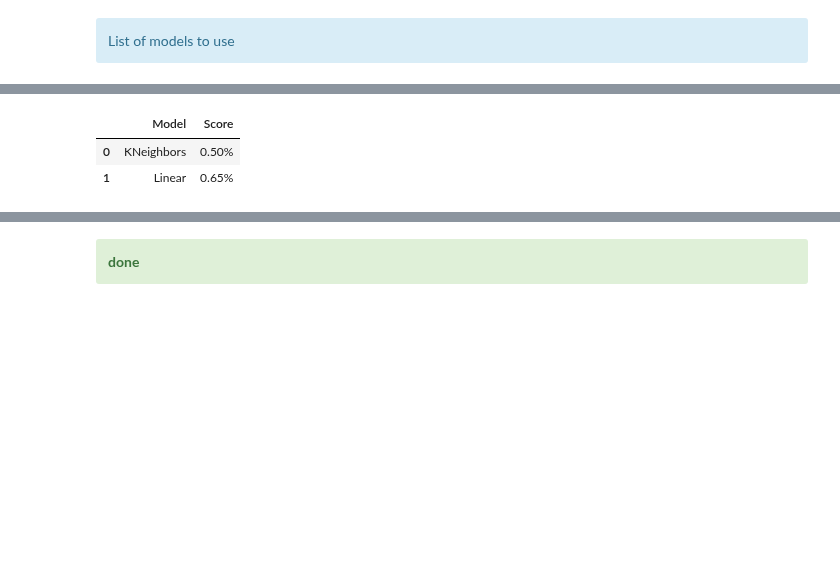
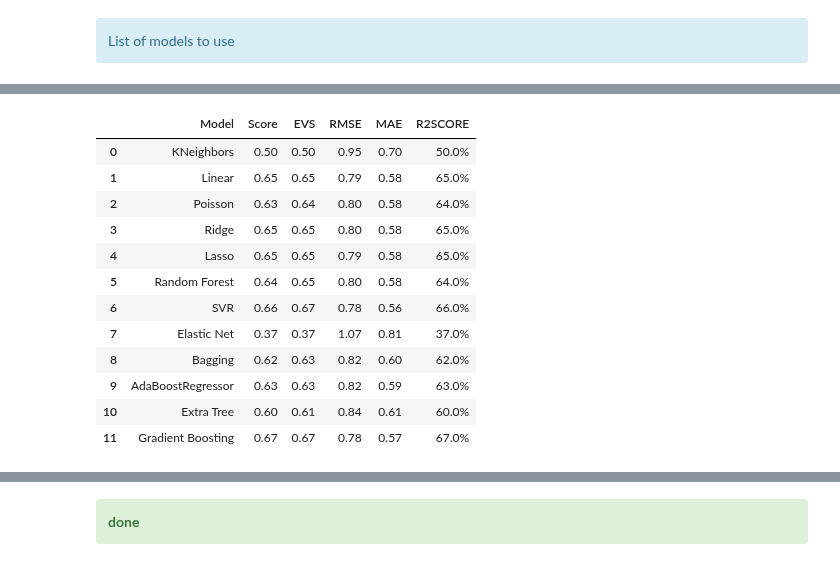
Before and after one commit to samirhinojosa/OC-P4-consumption-needs-of-buildings, a Jupyter notebook: modeling_notebook.ipynb, the cells around one changed output, grey strips where cells are left out. Drawn from its saved outputs; the diff is of its cells as text; code cells hidden in the pictures; blank space fills up the shorter version.

```diff
--- a/modeling_notebook.ipynb
+++ b/modeling_notebook.ipynb
@@ -313,10 +315,10 @@ regressors = {
 df_y_pred = pd.DataFrame({
         "Model" : "Original",
         "y_pred" : y_test_transformed
-    })
+})
 
 # List of metrics results for each models
-LIST_MODEL, LIST_SCORE = ([] for i in range(2))
+LIST_MODEL, LIST_SCORE, LIST_EVS, LIST_MAE, LIST_RMSE, LIST_R2SCORE  = ([] for i in range(6))
 
 for k, v in regressors.items():
 
@@ -339,8 +341,24 @@ for k, v in regressors.items():
     df_y_pred = pd.concat([df_y_pred, df_temp])
 
     # Use score method to get accuracy of model
-    score = "{:.2f}%".format(model.score(X_test, y_test_transformed))
+    score = round(model.score(X_test, y_test_transformed), 2)
+
+    # Calculating Root Mean Square Error for each model
+    RMSE = round(mean_squared_error(y_test_transformed, y_pred, squared=False), 2)
+
+    # Calculating Explained variance score for each model (Best possible score is 1.0, lower values are worse.)
+    EVS = round(explained_variance_score(y_test_transformed, y_pred), 2)
+
+    # Calculating R2 Coefficient of determination for each model (Best possible score is 1.0, lower values are worse.)
+    R2SCORE = round(r2_score(y_test_transformed, y_pred), 2)
+
+    # Calculating the Mean absolute error
+    MAE = round(mean_absolute_error(y_test_transformed, y_pred), 2)
 
     # Adding results into LIST
     LIST_MODEL.append(k)
     LIST_SCORE.append(score)
+    LIST_EVS.append(EVS)
+    LIST_MAE.append(MAE)
+    LIST_RMSE.append(RMSE)
+    LIST_R2SCORE.append(str(R2SCORE*100)+"%")
@@ -358,11 +384,25 @@ plt.show()
 # %%
-# Creating dataframe based on metrics results for each models
 df_models_metrics = pd.DataFrame({
-    "Model": LIST_MODEL,
-    "Score": LIST_SCORE
+    "Model" : LIST_MODEL,
+    "Score" : LIST_SCORE,
+    "EVS" : LIST_EVS,
+    "RMSE" : LIST_RMSE,
+    "MAE" : LIST_MAE,
+    "R2SCORE" : LIST_R2SCORE,
 })
+
 df_models_metrics
 # %% [output]
-|  | Model | Score |
-| 0 | KNeighbors | 0.50% |
-| 1 | Linear | 0.65% |
+|  | Model | Score | EVS | RMSE | MAE | R2SCORE |
+| 0 | KNeighbors | 0.50 | 0.50 | 0.95 | 0.70 | 50.0% |
+| 1 | Linear | 0.65 | 0.65 | 0.79 | 0.58 | 65.0% |
+| 2 | Poisson | 0.63 | 0.64 | 0.80 | 0.58 | 64.0% |
+| 3 | Ridge | 0.65 | 0.65 | 0.80 | 0.58 | 65.0% |
+| 4 | Lasso | 0.65 | 0.65 | 0.79 | 0.58 | 65.0% |
+| 5 | Random Forest | 0.64 | 0.65 | 0.80 | 0.58 | 64.0% |
+| 6 | SVR | 0.66 | 0.67 | 0.78 | 0.56 | 66.0% |
+| 7 | Elastic Net | 0.37 | 0.37 | 1.07 | 0.81 | 37.0% |
+| 8 | Bagging | 0.62 | 0.63 | 0.82 | 0.60 | 62.0% |
+| 9 | AdaBoostRegressor | 0.63 | 0.63 | 0.82 | 0.59 | 63.0% |
+| 10 | Extra Tree | 0.60 | 0.61 | 0.84 | 0.61 | 60.0% |
+| 11 | Gradient Boosting | 0.67 | 0.67 | 0.78 | 0.57 | 67.0% |
```
Also changed, not shown: parts of 20 cells of this notebook, 3 other files.
